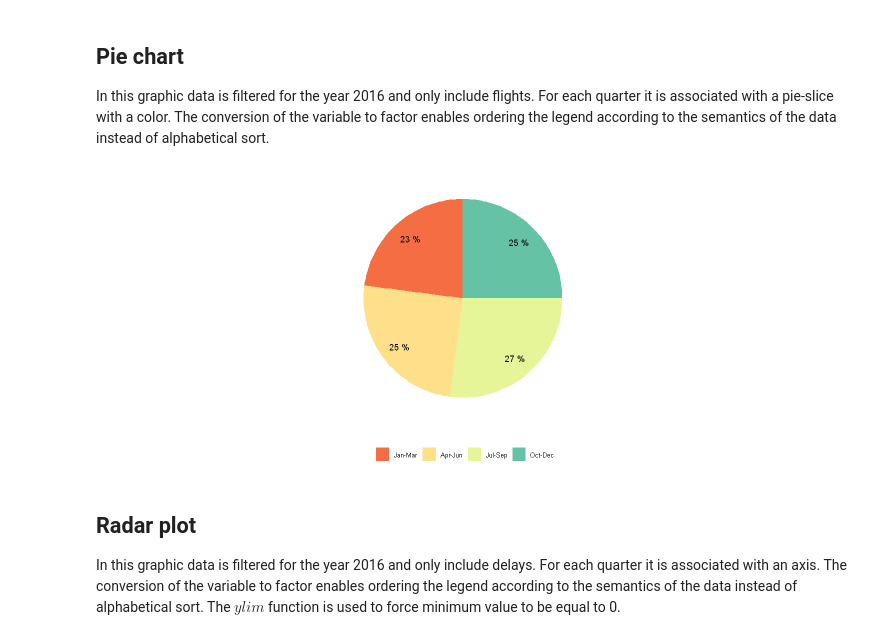
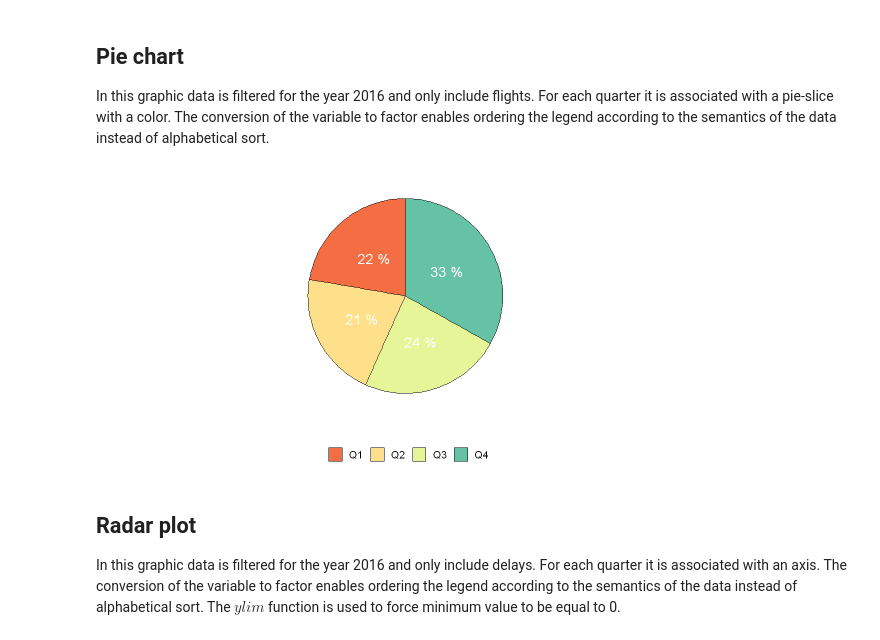
Before and after one commit to eogasawara/mylibrary, a Jupyter notebook: Graphic.ipynb, the cells around one changed output. Drawn from its saved outputs; the diff is of its cells as text; code cells hidden in the pictures.

```diff
--- a/Graphic.ipynb
+++ b/Graphic.ipynb
@@ -240,17 +234,12 @@ plot_size(12, 5)
 In this graphic data is filtered for the year 2016 and only include flights.
 For each quarter it is associated with a pie-slice with a color.
 The conversion of the variable to factor enables ordering the legend according to the semantics of the data instead of alphabetical sort.
-# %%
-mypiedata <- data %>% filter(Year == 2016 & variable =="Flights") %>% select(variable=Months, value=value)
-mypiedata$variable <- factor(mypiedata$variable,levels = c('Oct-Dec', 'Jul-Sep', 'Apr-Jun', 'Jan-Mar'))
-mypiedata$colors <- col_4
-mypiedata <- prepare.pieplot(mypiedata)
-
-grf <- plot.pieplot(mypiedata, colors=as.character(mypiedata$colors))
-
-plot(grf)
-# %% [output]
-[figure, removed]
+# %%
+grf <- plot.pieplot(flightdata %>% group_by(Quarters) %>% summarize(Flights=mean(Flights)), colors=col_4)
+grf <- grf + theme(text = element_text(size=16))
+plot(grf)
+# %% [output]
+[figure, added]
 # %% [markdown]
 ## Radar plot
 In this graphic data is filtered for the year 2016 and only include delays.
```
Also changed, not shown: parts of 7 cells of this notebook, 1 other file.
